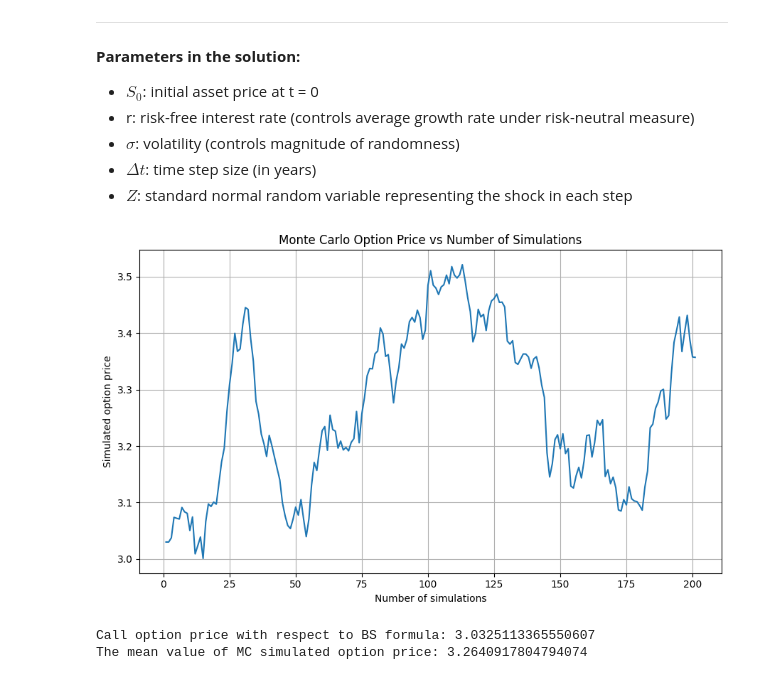
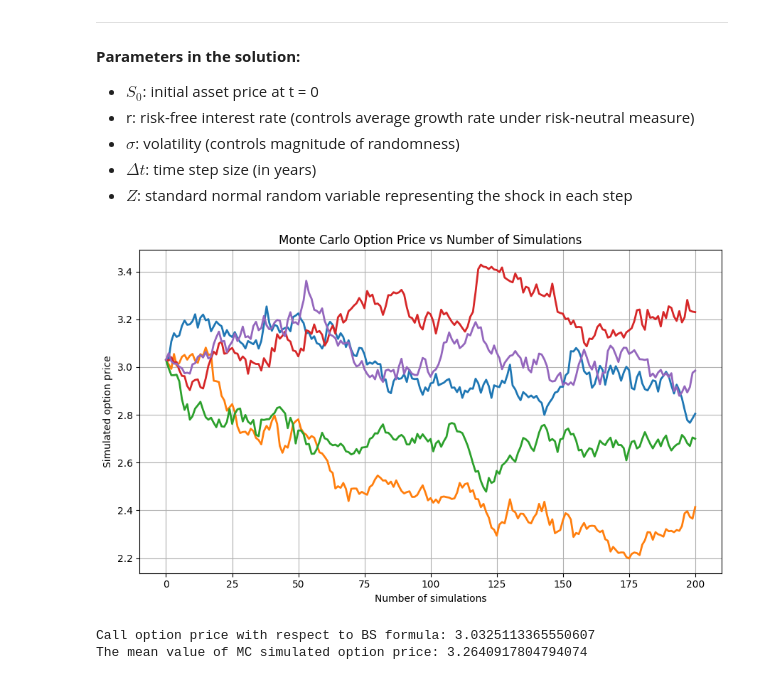
Before and after one commit to conformist89/black-scholes-mc, a Jupyter notebook: bsm-mc.ipynb, the cells around one changed output. Saved outputs shown, nothing was run; the diff lists cells and outputs as text; code cells hidden in the pictures.

```diff
--- a/bsm-mc.ipynb
+++ b/bsm-mc.ipynb
@@ -126,41 +126,48 @@ where:
 - $\sigma$: volatility (controls magnitude of randomness)
 - $\Delta t$: time step size (in years)
 - $Z$: standard normal random variable representing the shock in each step
-# %%
-def mc_pricing(S0, r, sigm, T, N):
-    dt = T/ N
-
-    prices = [S0]
-
-    price = S0
-    for _ in range(N):
-        z = np.random.normal()
-        price  *= np.exp( (r - 0.5 * sigm**2) *dt + np.sqrt(dt) * z * sigm )
-        prices.append(price)
-
-    return np.array(prices)
+# %%
+def mc_pricing(S0, r, sigm, T, N, N_path):
+    dt = T / N
+    times = np.linspace(0, T, N+1)
+
+    # Initialize array: rows = time steps, columns = paths
+    S = np.zeros((N + 1, N_path))
+    S[0] = S0  # initial value for all paths
+
+    for t in range(1, N + 1):
+        Z = np.random.normal(size=N_path)  # generate one z per path
+        S[t] = S[t - 1] * np.exp((r - 0.5 * sigm**2) * dt + sigm * np.sqrt(dt) * Z)
+
+    return S
 # %%
 S0 = 3.03
 r = 0.1
 sigm = 0.3
 T = 0.25
 N_steps = 200
+N_path = 5
 
-prices = mc_pricing(S0, r, sigm, T, N_steps)
+prices = mc_pricing(S0, r, sigm, T, N_steps, N_path)
 # %%
 # let see at the fluctuations of the option price
 # %%
+time_points = np.arange(prices.shape[0])
+
+
 plt.figure(figsize=(9, 5.5))
-plt.plot( np.arange(1, N_steps+2), prices)
+
+for i in range(prices.shape[1]):
+    plt.plot( time_points, prices[:, i], lw=2.0)
 
 plt.title("Monte Carlo Option Price vs Number of Simulations")
 plt.xlabel("Number of simulations")
 plt.ylabel("Simulated option price")
 plt.grid(True)
 plt.tight_layout()
 plt.show()
 # %% [output]
-[figure, old version]
+[figure, new version]
 # %%
 # Compare the Black–Scholes analytical price with the Monte Carlo simulated price.
 # For the Monte Carlo method, we estimate the option value by averaging
```
